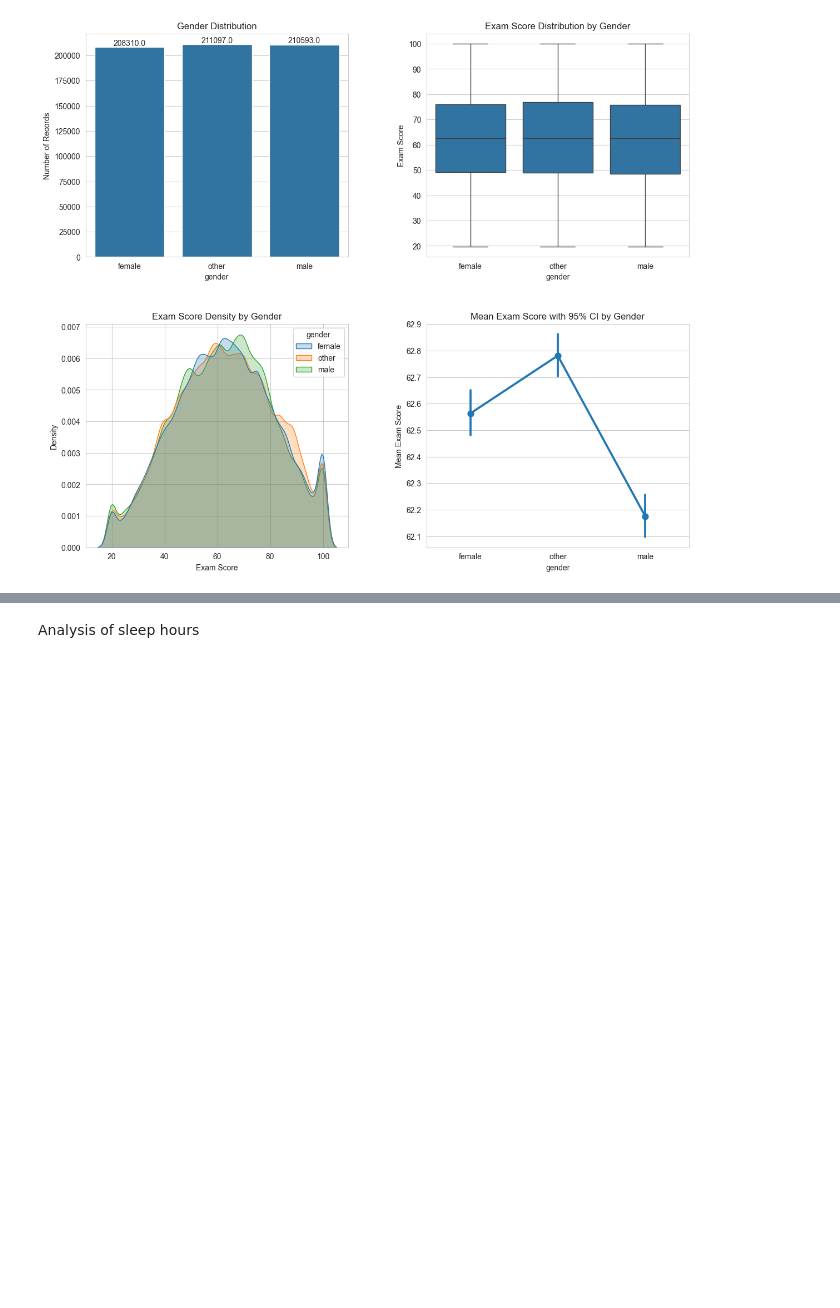
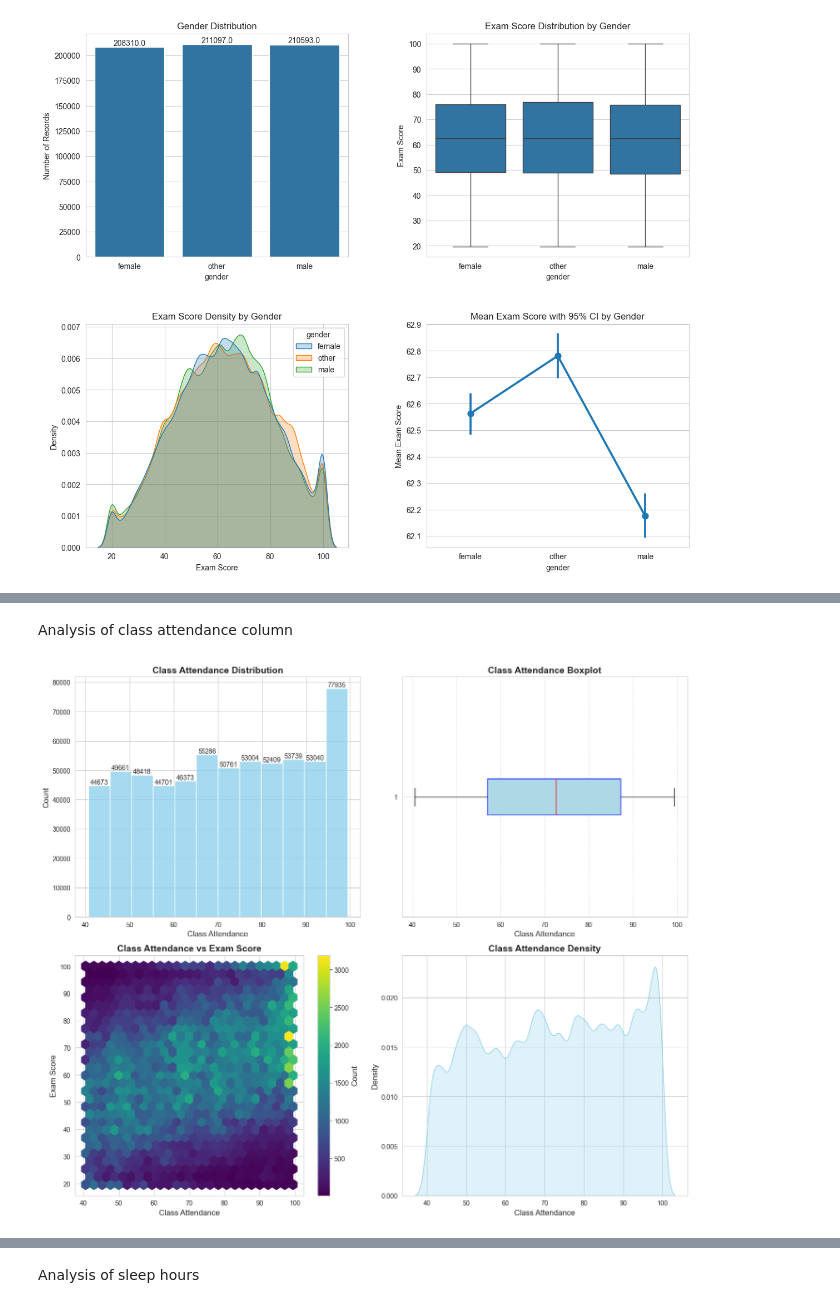
Before and after one commit to matcze/prediction_score, a Jupyter notebook: pred_score.ipynb, the cells around one changed output, grey strips where cells are left out. Saved outputs shown, nothing was run; the diff lists cells and outputs as text; code cells hidden in the pictures; blank space fills up the shorter version.

```diff
--- a/pred_score.ipynb
+++ b/pred_score.ipynb
@@ -235,0 +280,55 @@ plt.show()
+# %% [markdown]
+Analysis of class attendance column
+# %%
+# Set style
+sns.set_style("whitegrid")
+palette = "pastel"
+
+# Create 2x2 figure
+fig, ax = plt.subplots(2, 2, figsize=(14, 12))
+ax = ax.flatten()
+
+# 1 Histogram: Class Attendance frequencies
+sns.histplot(dataset_train["class_attendance"], binwidth=5, kde=False, ax=ax[0], color="skyblue")
+ax[0].set_title("Class Attendance Distribution", fontsize=14, fontweight='bold')
+ax[0].set_xlabel("Class Attendance", fontsize=12)
+ax[0].set_ylabel("Count", fontsize=12)
+
+# Annotate counts
+for p in ax[0].patches:
+    ax[0].annotate(f'{int(p.get_height())}',
+                   (p.get_x() + p.get_width() / 2., p.get_height()),
+                   ha='center', va='bottom', fontsize=10)
+
+# 2 Boxplot: Class Attendance summary
+ax[1].boxplot(dataset_train["class_attendance"], vert=False, patch_artist=True,
+              boxprops=dict(facecolor='lightblue', color='blue'),
+              medianprops=dict(color='red'))
+ax[1].grid(axis='x', linestyle='--', alpha=0.6)
+ax[1].set_xlabel("Class Attendance", fontsize=12)
+ax[1].set_title("Class Attendance Boxplot", fontsize=14, fontweight='bold')
+
+# 3 Hexbin: Class Attendance vs Exam Score
+hb = ax[2].hexbin(
+    dataset_train["class_attendance"],
+    dataset_train["exam_score"],
+    gridsize=25,
+    cmap="viridis"
+)
+cbar = plt.colorbar(hb, ax=ax[2])
+cbar.set_label("Count", fontsize=12)
+ax[2].set_xlabel("Class Attendance", fontsize=12)
+ax[2].set_ylabel("Exam Score", fontsize=12)
+ax[2].set_title("Class Attendance vs Exam Score", fontsize=14, fontweight='bold')
+
+# 4 KDE: Class Attendance distribution
+sns.kdeplot(dataset_train["class_attendance"], ax=ax[3], fill=True, color='skyblue')
+ax[3].set_xlabel("Class Attendance", fontsize=12)
+ax[3].set_ylabel("Density", fontsize=12)
+ax[3].set_title("Class Attendance Density", fontsize=14, fontweight='bold')
+
+# Layout adjustments
+plt.tight_layout()
+plt.show()
+# %% [output]
+[figure, added]
```
Also changed, not shown: parts of 17 cells of this notebook.
